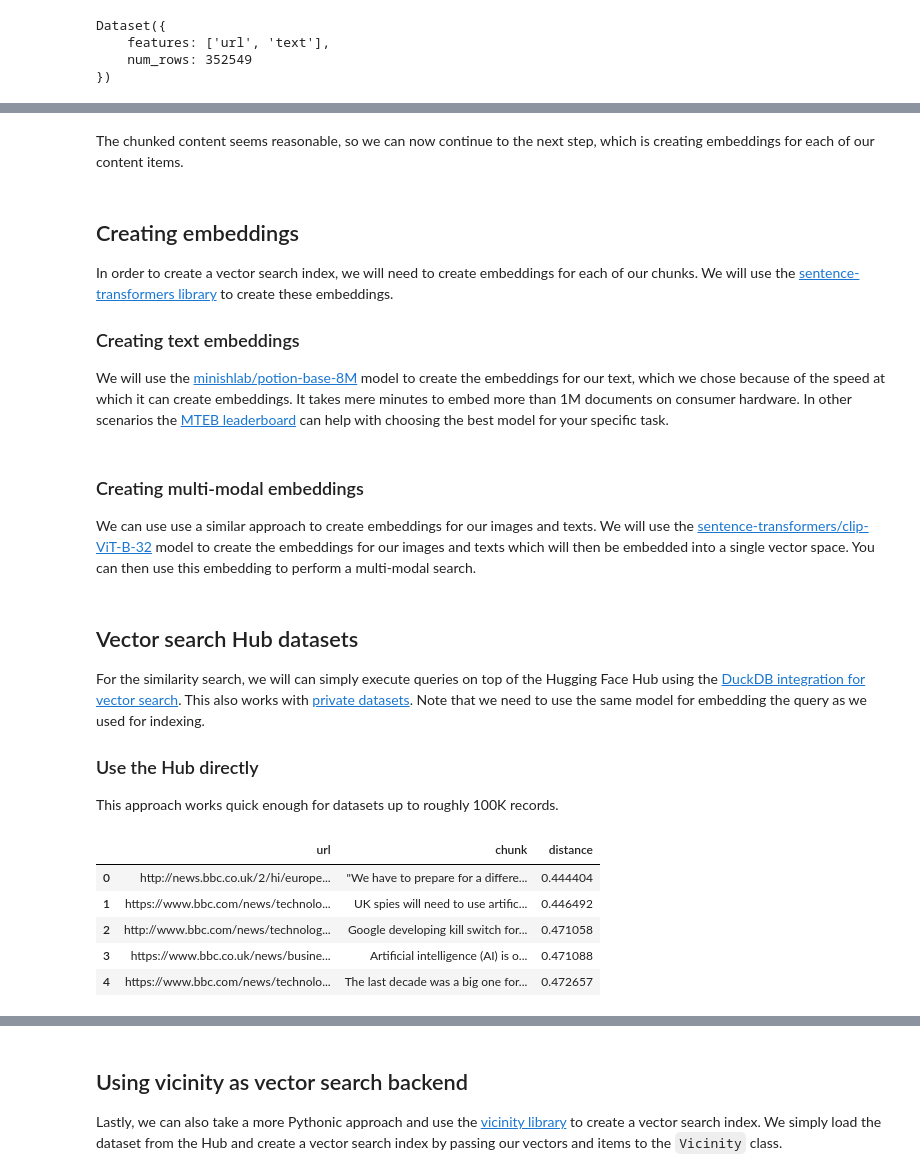
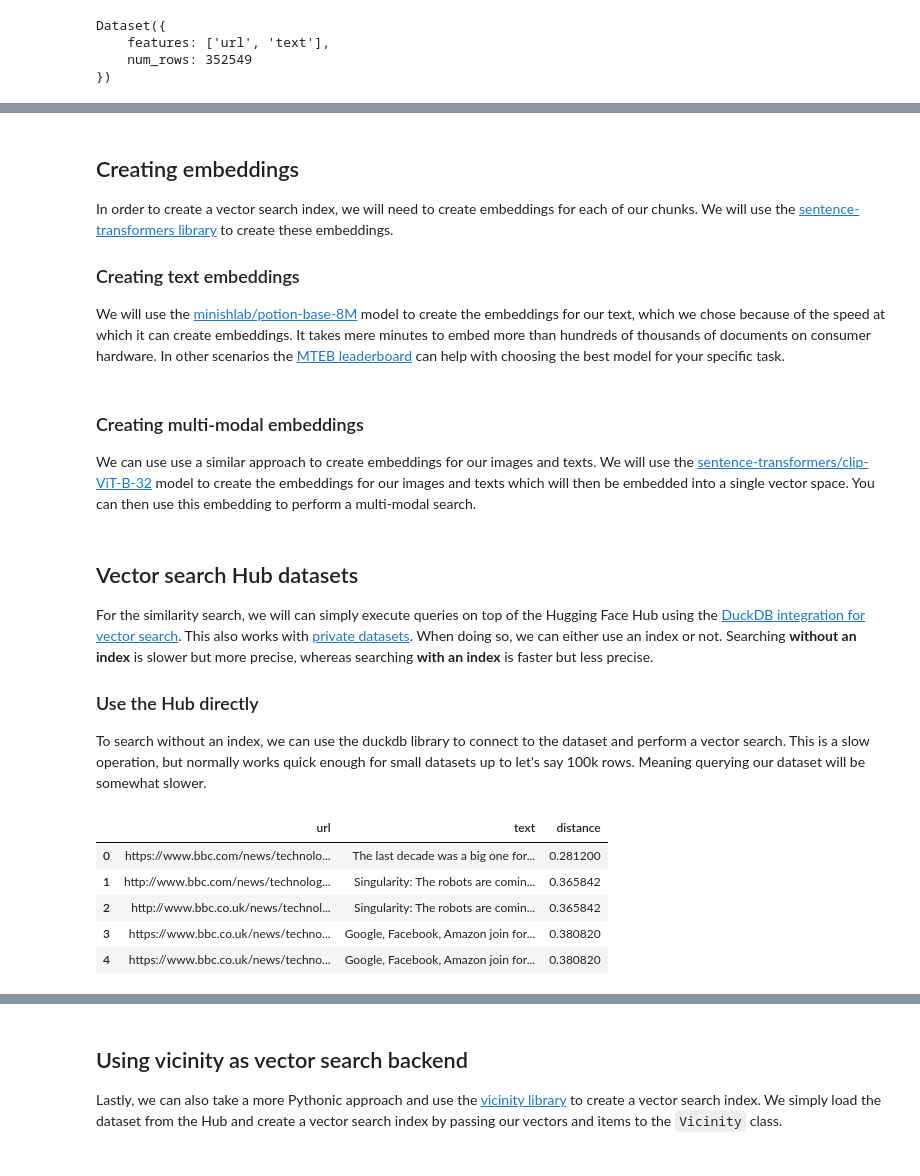
Before and after one commit to huggingface/ai-blueprint, a Jupyter notebook: rag/retrieve.ipynb, the cells around one changed output, grey strips where cells are left out. Drawn from its saved outputs; the diff is of its cells as text; code cells hidden in the pictures.

```diff
--- a/rag/retrieve.ipynb
+++ b/rag/retrieve.ipynb
@@ -51,5 +42,3 @@ Dataset({
-# %% [markdown]
-The chunked content seems reasonable, so we can now continue to the next step, which is creating embeddings for each of our content items.
 # %% [markdown]
 ## Creating embeddings
 
@@ -57,5 +46,5 @@ In order to create a vector search index, we will need to create embeddings for
 
 ### Creating text embeddings
 
-We will use the [minishlab/potion-base-8M](https://huggingface.co/minishlab/potion-base-8M) model to create the embeddings for our text, which we chose because of the speed at which it can create embeddings. It takes mere minutes to embed more than 1M documents on consumer hardware. In other scenarios the [MTEB leaderboard](https://huggingface.co/spaces/mteb/leaderboard) can help with choosing the best model for your specific task.
+We will use the [minishlab/potion-base-8M](https://huggingface.co/minishlab/potion-base-8M) model to create the embeddings for our text, which we chose because of the speed at which it can create embeddings. It takes mere minutes to embed more than hundreds of thousands of documents on consumer hardware. In other scenarios the [MTEB leaderboard](https://huggingface.co/spaces/mteb/leaderboard) can help with choosing the best model for your specific task.
 # %%
@@ -98,56 +69,43 @@ We can use use a similar approach to create embeddings for our images and texts.
 # %% [markdown]
 ## Vector search Hub datasets
 
-For the similarity search, we will can simply execute queries on top of the Hugging Face Hub using the [DuckDB integration for vector search](https://huggingface.co/docs/hub/en/datasets-duckdb). This also works with [private datasets](https://huggingface.co/docs/hub/en/datasets-duckdb-auth). Note that we need to use the same model for embedding the query as we used for indexing.
+For the similarity search, we will can simply execute queries on top of the Hugging Face Hub using the [DuckDB integration for vector search](https://huggingface.co/docs/hub/en/datasets-duckdb). This also works with [private datasets](https://huggingface.co/docs/hub/en/datasets-duckdb-auth). When doing so, we can either use an index or not. Searching **without an index** is slower but more precise, whereas searching **with an index** is faster but less precise.
 
 ### Use the Hub directly
 
-This approach works quick enough for datasets up to roughly 100K records.
+To search without an index, we can use the duckdb library to connect to the dataset and perform a vector search. This is a slow operation, but normally works quick enough for small datasets up to let's say 100k rows. Meaning querying our dataset will be somewhat slower.
 # %%
-from sentence_transformers import SentenceTransformer
-from sentence_transformers.models import StaticEmbedding
-import duckdb
-
-
-# Initialize a StaticEmbedding module
-static_embedding = StaticEmbedding.from_model2vec("minishlab/potion-base-8M")
-model = SentenceTransformer(modules=[static_embedding])
-
-
 def similarity_search_without_duckdb_index(
     query: str,
     k: int = 5,
-    dataset_name: str = "smol-blueprint/fineweb-bbc-news-text-embeddings",
-    embedding_column: str = "embedding",
+    dataset_name: str = "ai-blueprint/fineweb-bbc-news-embeddings",
+    embedding_column: str = "embeddings",
 ):
     # Use same model as used for indexing
     query_vector = model.encode(query)
     embedding_dim = model.get_sentence_embedding_dimension()
 
     sql = f"""
         SELECT
-            url,
-            chunk,
+            *,
             array_cosine_distance(
                 {embedding_column}::float[{embedding_dim}],
                 {query_vector.tolist()}::float[{embedding_dim}]
             ) as distance
         FROM 'hf://datasets/{dataset_name}/**/*.parquet'
         ORDER BY distance
         LIMIT {k}
     """
+    df = duckdb.sql(sql).to_df()
+    df = df.drop(columns=[embedding_column])
+    return df
 
-    return duckdb.sql(sql).to_df()
-
-
-similarity_search_without_duckdb_index(
-    "How should companies prepare for AI?",
-)
+similarity_search_without_duckdb_index("What is the future of AI?")
 # %% [output]
-|  | url | chunk | distance |
-| 0 | http://news.bbc.co.uk/2/hi/europe... | "We have to prepare for a differe... | 0.444404 |
-| 1 | https://www.bbc.com/news/technolo... | UK spies will need to use artific... | 0.446492 |
-| 2 | http://www.bbc.com/news/technolog... | Google developing kill switch for... | 0.471058 |
-| 3 | https://www.bbc.co.uk/news/busine... | Artificial intelligence (AI) is o... | 0.471088 |
-| 4 | https://www.bbc.com/news/technolo... | The last decade was a big one for... | 0.472657 |
+|  | url | text | distance |
+| 0 | https://www.bbc.com/news/technolo... | The last decade was a big one for... | 0.281200 |
+| 1 | http://www.bbc.com/news/technolog... | Singularity: The robots are comin... | 0.365842 |
+| 2 | http://www.bbc.co.uk/news/technol... | Singularity: The robots are comin... | 0.365842 |
+| 3 | https://www.bbc.co.uk/news/techno... | Google, Facebook, Amazon join for... | 0.380820 |
+| 4 | https://www.bbc.co.uk/news/techno... | Google, Facebook, Amazon join for... | 0.380820 |
 # %% [markdown]
```
Also changed, not shown: parts of 24 cells of this notebook, 5 other files.
